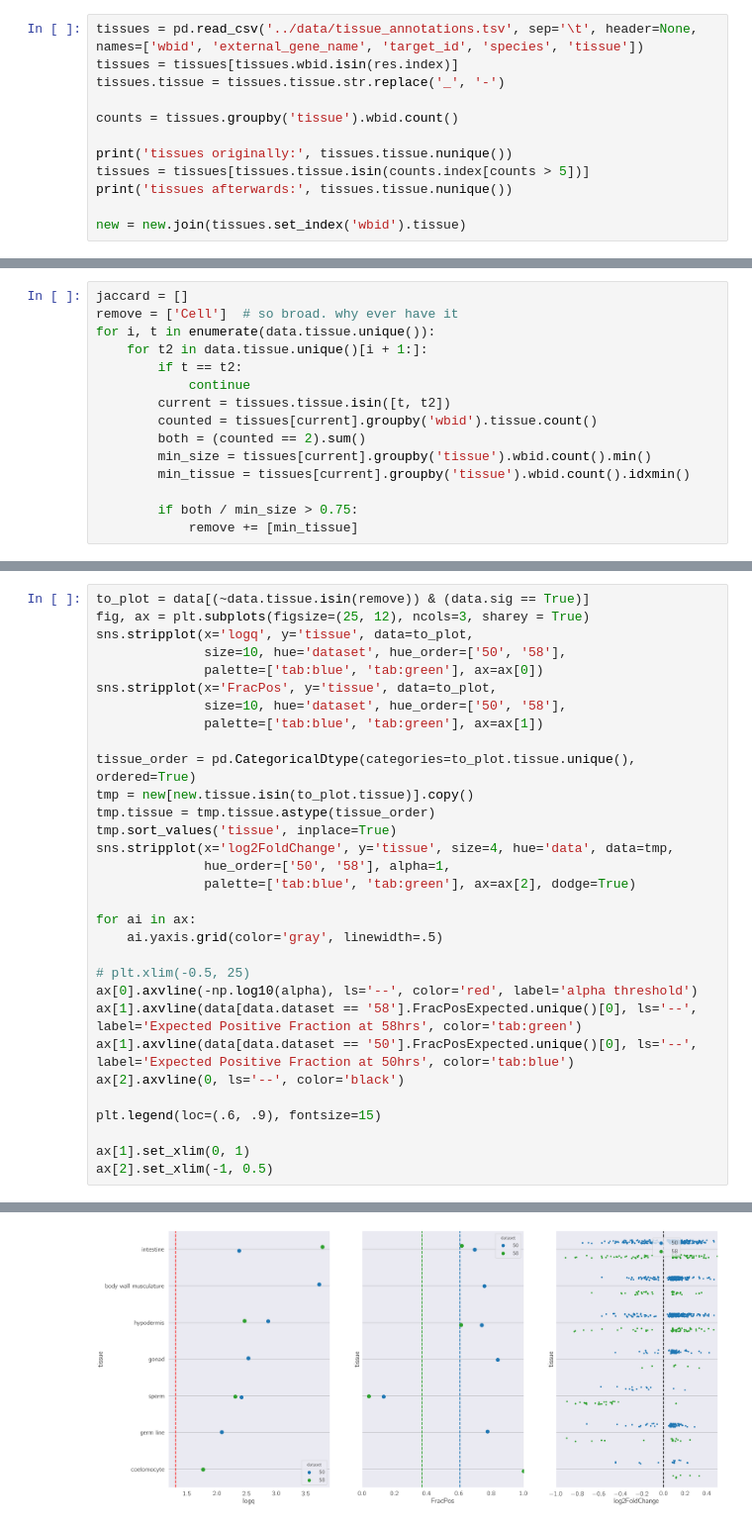
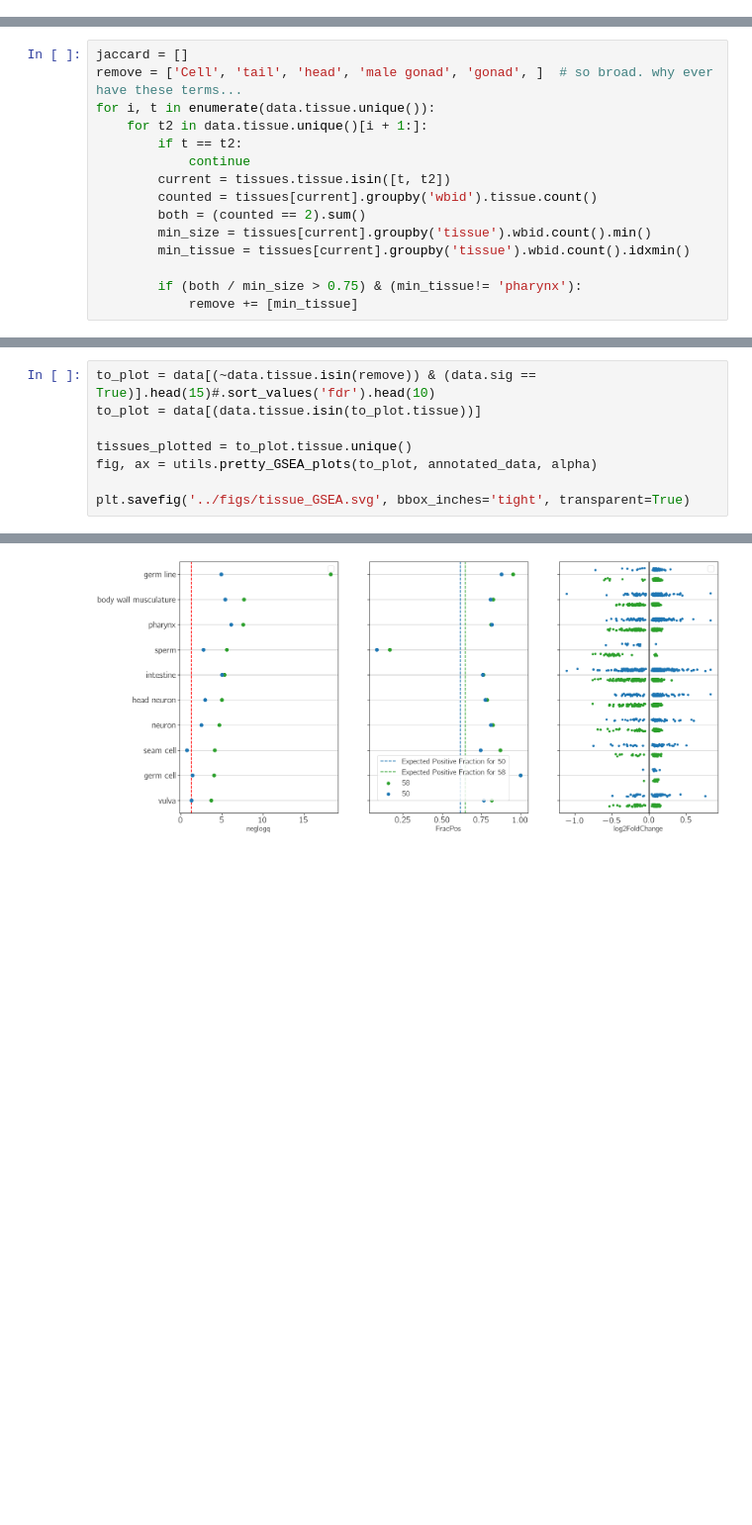
Before and after one commit to dangeles/Ascr10xomics, a Jupyter notebook: src/TissueEnrichment.ipynb, the cells around one changed output, grey strips where cells are left out. Shown: that part at 99% size. Saved outputs shown, nothing was run; the diff lists cells and outputs as text; blank space fills up the shorter version.

Commit message:
cleaned up tissue enrichment analysis, and also added pqm-1 enrichment results

```diff
--- a/src/TissueEnrichment.ipynb
+++ b/src/TissueEnrichment.ipynb
@@ -53,12 +67,0 @@ Name: external_gene_name, dtype: int64
-# %%
-tissues = pd.read_csv('../data/tissue_annotations.tsv', sep='\t', header=None, names=['wbid', 'external_gene_name', 'target_id', 'species', 'tissue'])
-tissues = tissues[tissues.wbid.isin(res.index)]
-tissues.tissue = tissues.tissue.str.replace('_', '-')
-
-counts = tissues.groupby('tissue').wbid.count()
-
-print('tissues originally:', tissues.tissue.nunique())
-tissues = tissues[tissues.tissue.isin(counts.index[counts > 5])]
-print('tissues afterwards:', tissues.tissue.nunique())
-
-new = new.join(tissues.set_index('wbid').tissue)
@@ -167,6 +95,6 @@ ax[2].set_xlim(-1, 0.5)
 # %%
 jaccard = []
-remove = ['Cell']  # so broad. why ever have it
+remove = ['Cell', 'tail', 'head', 'male gonad', 'gonad', ]  # so broad. why ever have these terms...
 for i, t in enumerate(data.tissue.unique()):
     for t2 in data.tissue.unique()[i + 1:]:
         if t == t2:
@@ -177,7 +105,7 @@ for i, t in enumerate(data.tissue.unique()):
         min_size = tissues[current].groupby('tissue').wbid.count().min()
         min_tissue = tissues[current].groupby('tissue').wbid.count().idxmin()
 
-        if both / min_size > 0.75:
+        if (both / min_size > 0.75) & (min_tissue!= 'pharynx'):
             remove += [min_tissue]
 # %%
 print('The following list of tissues will be removed from the plot', list(set(remove)))
@@ -186,32 +114,9 @@ The following list of tissues will be removed from the plot ['Cell', 'pharynx',
 # %%
-to_plot = data[(~data.tissue.isin(remove)) & (data.sig == True)]
-fig, ax = plt.subplots(figsize=(25, 12), ncols=3, sharey = True)
-sns.stripplot(x='logq', y='tissue', data=to_plot,
-              size=10, hue='dataset', hue_order=['50', '58'],
-              palette=['tab:blue', 'tab:green'], ax=ax[0])
-sns.stripplot(x='FracPos', y='tissue', data=to_plot,
-              size=10, hue='dataset', hue_order=['50', '58'],
-              palette=['tab:blue', 'tab:green'], ax=ax[1])
+to_plot = data[(~data.tissue.isin(remove)) & (data.sig == True)].head(15)#.sort_values('fdr').head(10)
+to_plot = data[(data.tissue.isin(to_plot.tissue))]
 
-tissue_order = pd.CategoricalDtype(categories=to_plot.tissue.unique(), ordered=True)
-tmp = new[new.tissue.isin(to_plot.tissue)].copy()
-tmp.tissue = tmp.tissue.astype(tissue_order)
-tmp.sort_values('tissue', inplace=True)
-sns.stripplot(x='log2FoldChange', y='tissue', size=4, hue='data', data=tmp,
-              hue_order=['50', '58'], alpha=1,
-              palette=['tab:blue', 'tab:green'], ax=ax[2], dodge=True)
+tissues_plotted = to_plot.tissue.unique()
+fig, ax = utils.pretty_GSEA_plots(to_plot, annotated_data, alpha)
 
-for ai in ax:
-    ai.yaxis.grid(color='gray', linewidth=.5)
-
-# plt.xlim(-0.5, 25)
-ax[0].axvline(-np.log10(alpha), ls='--', color='red', label='alpha threshold')
-ax[1].axvline(data[data.dataset == '58'].FracPosExpected.unique()[0], ls='--', label='Expected Positive Fraction at 58hrs', color='tab:green')
-ax[1].axvline(data[data.dataset == '50'].FracPosExpected.unique()[0], ls='--', label='Expected Positive Fraction at 50hrs', color='tab:blue')
-ax[2].axvline(0, ls='--', color='black')
-
-plt.legend(loc=(.6, .9), fontsize=15)
-
-ax[1].set_xlim(0, 1)
-ax[2].set_xlim(-1, 0.5)
+plt.savefig('../figs/tissue_GSEA.svg', bbox_inches='tight', transparent=True)
 # %% [output]
@@ -219 +123 @@ ax[2].set_xlim(-1, 0.5)
-[figure, old version]
+[figure, new version]
```
Also changed, not shown: parts of 10 cells of this notebook.
